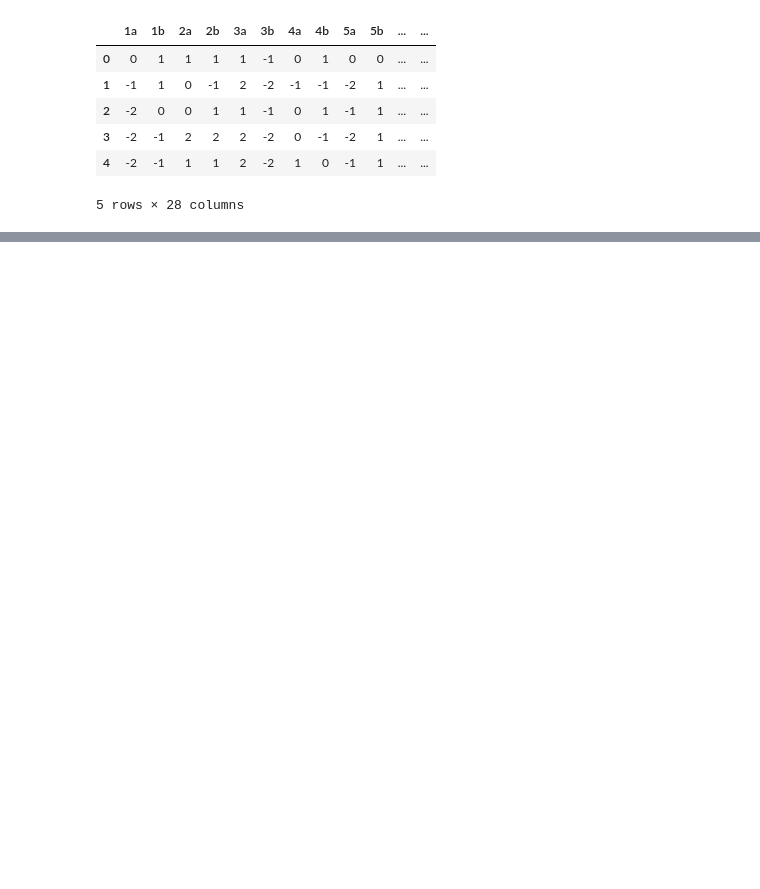
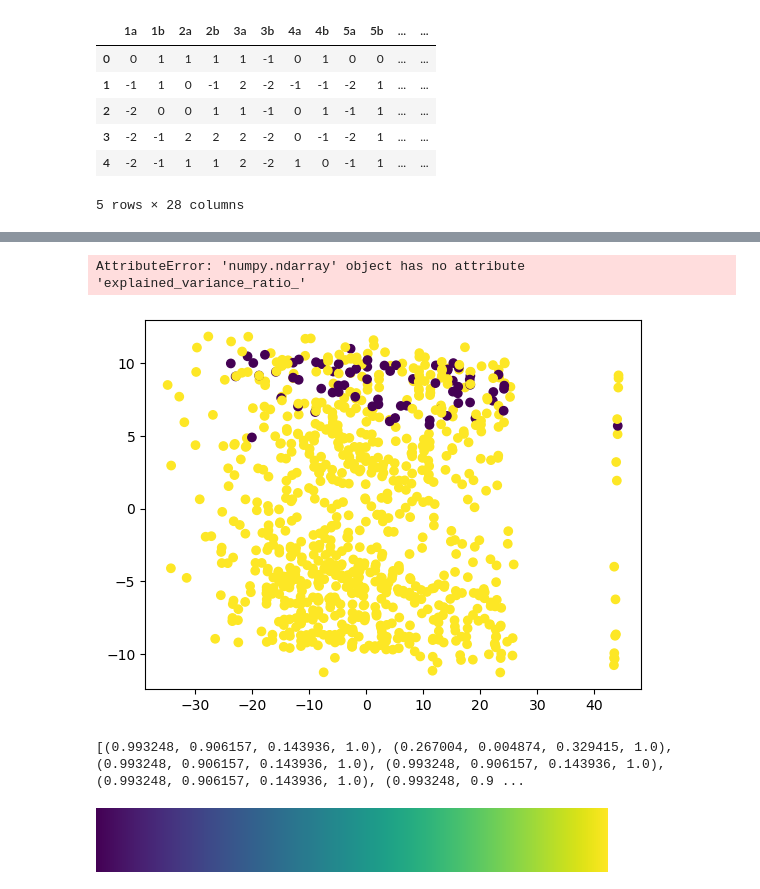
Before and after one commit to michaelbui99/mal-assignment-4, a Jupyter notebook: Assignment.ipynb, the cells around one changed output, grey strips where cells are left out. Saved outputs shown, nothing was run; the diff lists cells and outputs as text; code cells hidden in the pictures; blank space fills up the shorter version.

```diff
--- a/Assignment.ipynb
+++ b/Assignment.ipynb
@@ -76,0 +201,18 @@ elected_candidates_responses_df.head()
+# %%
+def encode_and_bind(original_dataframe, feature_to_encode):
+    dummies = pd.get_dummies(original_dataframe[[feature_to_encode]])
+    result = pd.concat([original_dataframe, dummies], axis=1)
+    result = result.drop([feature_to_encode], axis=1)
+    return(result)
+# %%
+from sklearn.decomposition import PCA
+
+party_to_encoding_map = {}
+for index, parti in enumerate(all_data_df['parti'].unique()):
+    party_to_encoding_map[parti] = index
+
+X = all_data_df.drop(['parti', 'navn'], inplace=False, axis=1)
+y = all_data_df['parti'].apply(lambda x: party_to_encoding_map[x])
+
+pca = PCA(n_components=0.95)
+X_decomposed = pca.fit_transform(encode_and_bind(X, "storkreds"))
@@ -76,0 +259,31 @@ elected_candidates_responses_df.head()
+# %%
+X_decomposed[:,0]
+X_decomposed.explained_variance_ratio_
+# %% [output]
+AttributeError: 'numpy.ndarray' object has no attribute 'explained_variance_ratio_'
+# %%
+# Plotting with matplotlib
+# PCA with 2 Dimensions
+y = iris_df.iloc[:, [-1]]
+colors = ['rgb'[idx] for idx in y.target]
+X_s = preprocessing.StandardScaler().fit_transform(X)
+pca2 = decomposition.PCA(n_components=2)
+res2 = pca2.fit_transform(X_s)
+plt.scatter(res2[:, 0], res2[:, 1], c=colors);
+# %%
+import matplotlib
+
+%matplotlib inline
+# viridis = cm.get_cmap('viridis', 14)
+stuff = np.linspace(0, 256, num=14)
+viridis = matplotlib.colormaps["viridis"]
+colors = [viridis(stuff[idx-1]) for idx in y]
+plt.scatter(X_decomposed[:, 0], X_decomposed[:, 1], c=colors)
+plt.show()
+
+print(colors)
+viridis
+# %% [output]
+[figure, added]
+[(0.993248, 0.906157, 0.143936, 1.0), (0.267004, 0.004874, 0.329415, 1.0), (0.993248, 0.906157, 0.143936, 1.0), (0.993248, 0.906157, 0.143936, 1.0), (0.993248, 0.906157, 0.143936, 1.0), (0.993248, 0.9 ...
+[figure, added]
```
Also changed, not shown: parts of 15 cells of this notebook.
